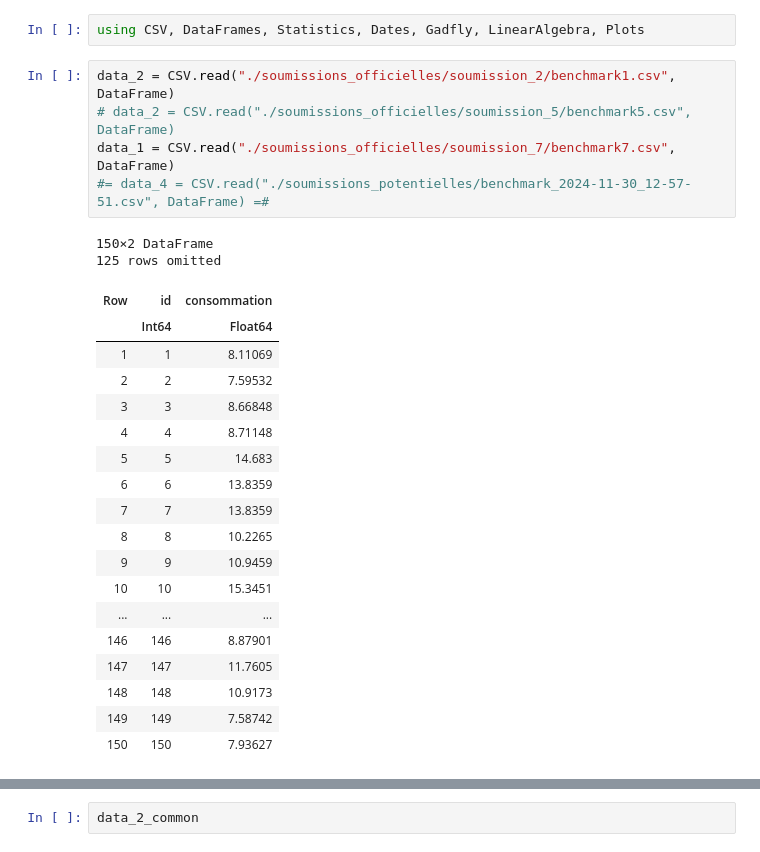
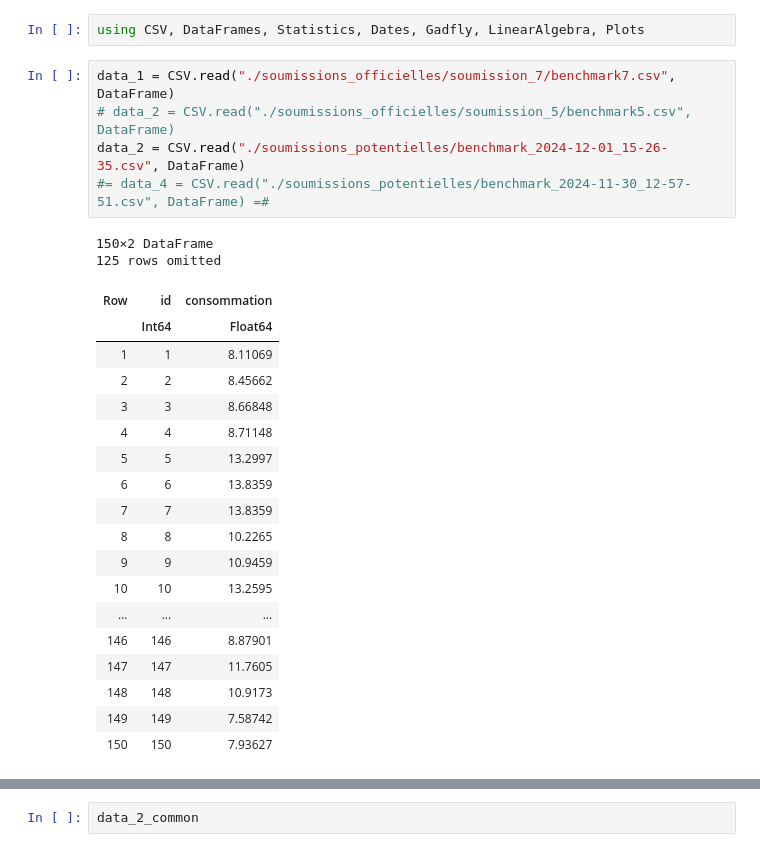
Before and after one commit to Antoine-Lafrance/concours-mth3302, a Jupyter notebook: eval copy.ipynb, the cells around one changed output, grey strips where cells are left out. Drawn from its saved outputs; the diff is of its cells as text.

```diff
--- a/eval copy.ipynb
+++ b/eval copy.ipynb
@@ -8,25 +7,25 @@ import Pkg; Pkg.add("Plots")
 # %%
 using CSV, DataFrames, Statistics, Dates, Gadfly, LinearAlgebra, Plots
 # %%
-data_2 = CSV.read("./soumissions_officielles/soumission_2/benchmark1.csv", DataFrame)
+data_1 = CSV.read("./soumissions_officielles/soumission_7/benchmark7.csv", DataFrame)
 # data_2 = CSV.read("./soumissions_officielles/soumission_5/benchmark5.csv", DataFrame)
-data_1 = CSV.read("./soumissions_officielles/soumission_7/benchmark7.csv", DataFrame)
+data_2 = CSV.read("./soumissions_potentielles/benchmark_2024-12-01_15-26-35.csv", DataFrame)
 #= data_4 = CSV.read("./soumissions_potentielles/benchmark_2024-11-30_12-57-51.csv", DataFrame) =#
 # %% [output]
 150×2 DataFrame
 125 rows omitted
 | Row | id | consommation |
 |  | Int64 | Float64 |
 | 1 | 1 | 8.11069 |
-| 2 | 2 | 7.59532 |
+| 2 | 2 | 8.45662 |
 | 3 | 3 | 8.66848 |
 | 4 | 4 | 8.71148 |
-| 5 | 5 | 14.683 |
+| 5 | 5 | 13.2997 |
 | 6 | 6 | 13.8359 |
 | 7 | 7 | 13.8359 |
 | 8 | 8 | 10.2265 |
 | 9 | 9 | 10.9459 |
-| 10 | 10 | 15.3451 |
+| 10 | 10 | 13.2595 |
 | ... | ... | ... |
 | 146 | 146 | 8.87901 |
 | 147 | 147 | 11.7605 |
```
Also changed, not shown: parts of 3 cells of this notebook.
